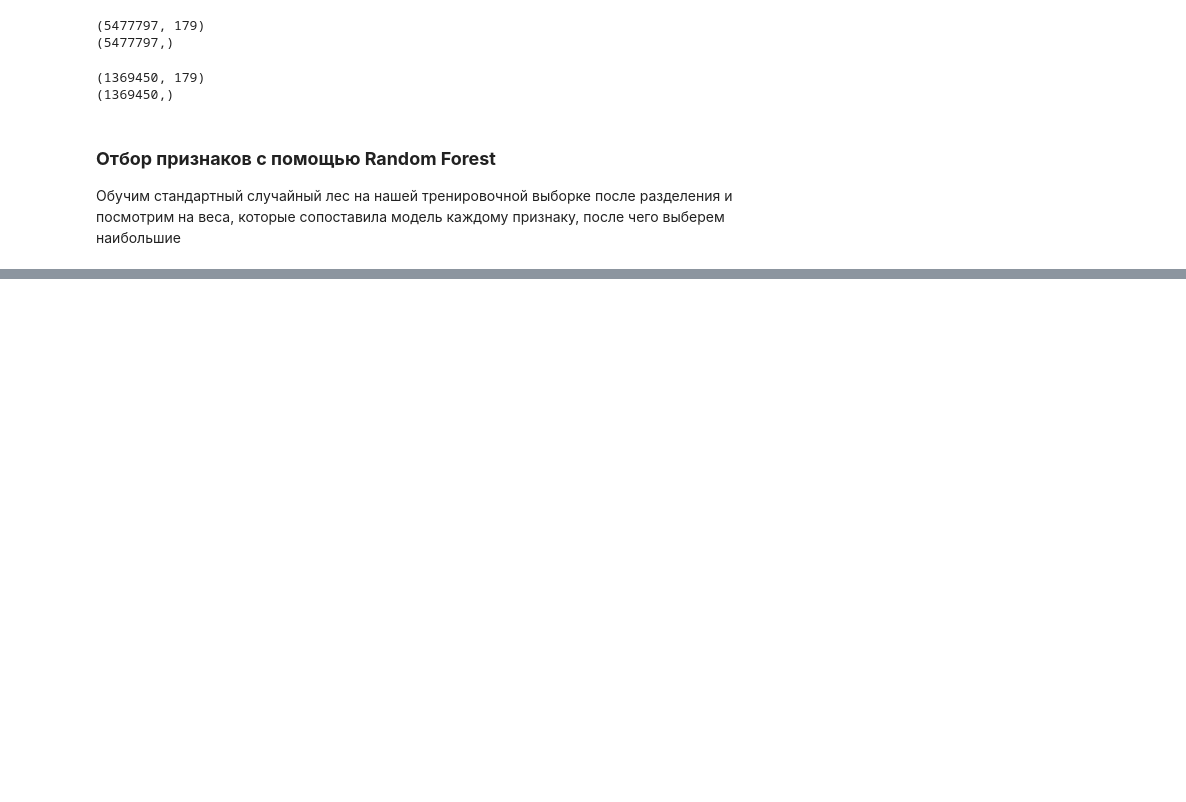
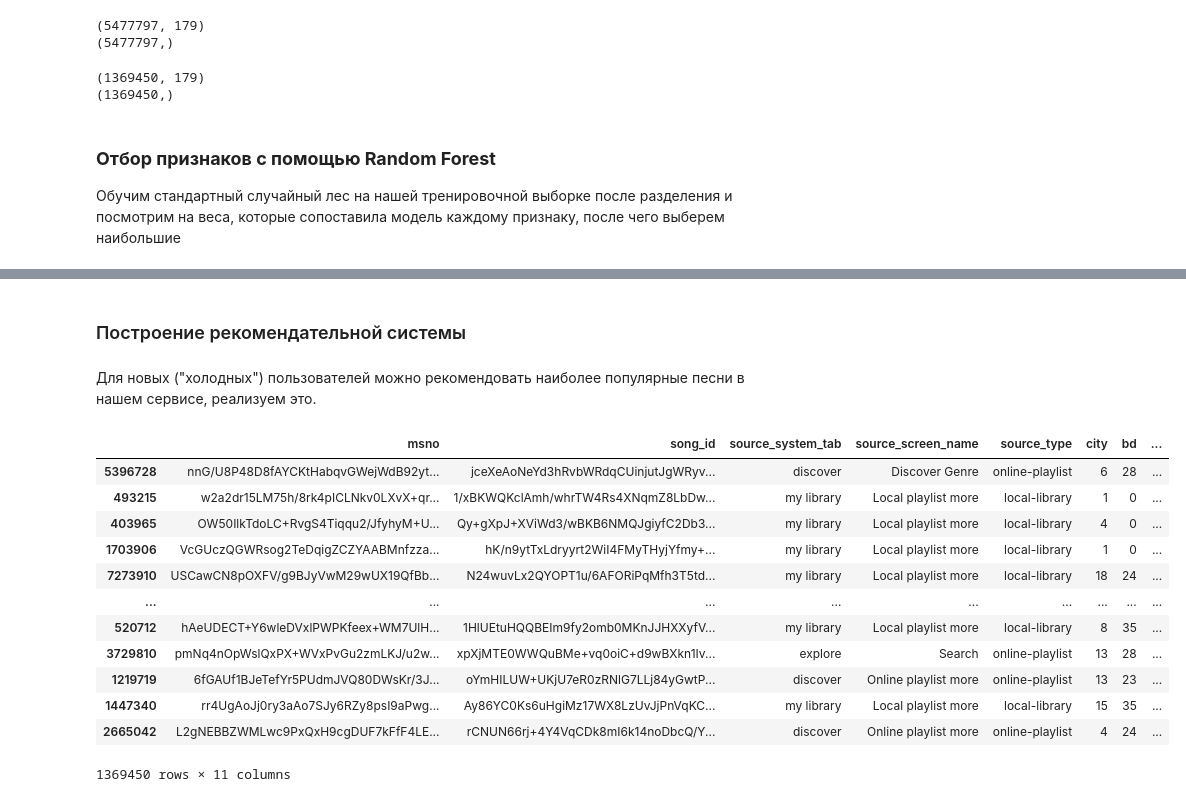
Before and after one commit to olya-antre/vk_recommendation_system, a Jupyter notebook: main.ipynb, the cells around one changed output, grey strips where cells are left out. Cells and saved outputs as stored; diff of their text form; code cells hidden in the pictures; blank space fills up the shorter version.

```diff
--- a/main.ipynb
+++ b/main.ipynb
@@ -374,0 +385,2 @@ y_pred = rf.predict(x_test)
+# %%
+features = feat_importances.loc[lambda x: x > 0.02].index.tolist()
@@ -374,0 +403,28 @@ y_pred = rf.predict(x_test)
+# %%
+train = train[features]
+# %% [markdown]
+### Построение рекомендательной системы
+# %% [markdown]
+Для новых ("холодных") пользователей можно рекомендовать наиболее популярные песни в нашем сервисе, реализуем это.
+# %%
+shuffled_data = shuffle(train)
+
+train_data, test_data = train_test_split(shuffled_data,
+                                         test_size=0.2,
+                                         random_state=42)
+# %%
+test_data
+# %% [output]
+|  | msno | song_id | source_system_tab | source_screen_name | source_type | city | bd | ... |
+| 5396728 | nnG/U8P48D8fAYCKtHabqvGWejWdB92yt... | jceXeAoNeYd3hRvbWRdqCUinjutJgWRyv... | discover | Discover Genre | online-playlist | 6 | 28 | ... |
+| 493215 | w2a2dr15LM75h/8rk4pICLNkv0LXvX+qr... | 1/xBKWQKclAmh/whrTW4Rs4XNqmZ8LbDw... | my library | Local playlist more | local-library | 1 | 0 | ... |
+| 403965 | OW50IlkTdoLC+RvgS4Tiqqu2/JfyhyM+U... | Qy+gXpJ+XViWd3/wBKB6NMQJgiyfC2Db3... | my library | Local playlist more | local-library | 4 | 0 | ... |
+| 1703906 | VcGUczQGWRsog2TeDqigZCZYAABMnfzza... | hK/n9ytTxLdryyrt2WiI4FMyTHyjYfmy+... | my library | Local playlist more | local-library | 1 | 0 | ... |
+| 7273910 | USCawCN8pOXFV/g9BJyVwM29wUX19QfBb... | N24wuvLx2QYOPT1u/6AFORiPqMfh3T5td... | my library | Local playlist more | local-library | 18 | 24 | ... |
+| ... | ... | ... | ... | ... | ... | ... | ... | ... |
+| 520712 | hAeUDECT+Y6wleDVxlPWPKfeex+WM7UlH... | 1HlUEtuHQQBEIm9fy2omb0MKnJJHXXyfV... | my library | Local playlist more | local-library | 8 | 35 | ... |
+| 3729810 | pmNq4nOpWslQxPX+WVxPvGu2zmLKJ/u2w... | xpXjMTE0WWQuBMe+vq0oiC+d9wBXkn1Iv... | explore | Search | online-playlist | 13 | 28 | ... |
+| 1219719 | 6fGAUf1BJeTefYr5PUdmJVQ80DWsKr/3J... | oYmHILUW+UKjU7eR0zRNlG7LLj84yGwtP... | discover | Online playlist more | online-playlist | 13 | 23 | ... |
+| 1447340 | rr4UgAoJj0ry3aAo7SJy6RZy8psI9aPwg... | Ay86YC0Ks6uHgiMz17WX8LzUvJjPnVqKC... | my library | Local playlist more | local-library | 15 | 35 | ... |
+| 2665042 | L2gNEBBZWMLwc9PxQxH9cgDUF7kFfF4LE... | rCNUN66rj+4Y4VqCDk8mI6k14noDbcQ/Y... | discover | Online playlist more | online-playlist | 4 | 24 | ... |
+1369450 rows × 11 columns
```
Also changed, not shown: parts of 35 cells of this notebook.
